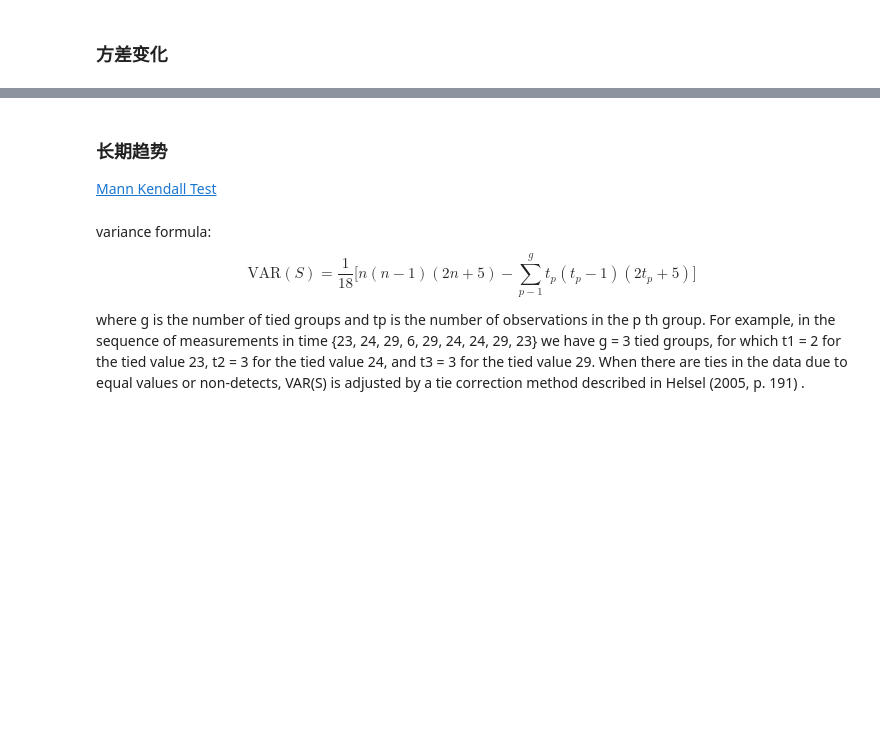
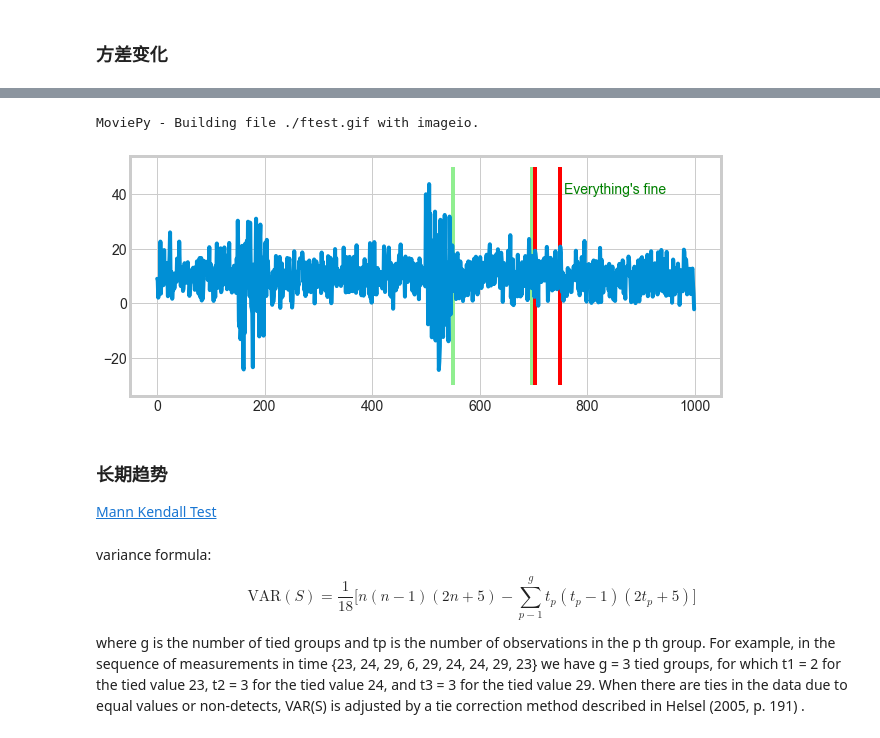
Before and after one commit to MaxwellLZH/blog, a Jupyter notebook: outlier-detection-series/statsbased/example.ipynb, the cells around one changed output, grey strips where cells are left out. Drawn from its saved outputs; the diff is of its cells as text; code cells hidden in the pictures; blank space fills up the shorter version.

```diff
--- a/outlier-detection-series/statsbased/example.ipynb
+++ b/outlier-detection-series/statsbased/example.ipynb
@@ -312,3 +312,79 @@ AttributeError: 'NoneType' object has no attribute 'shape'
+# %%
+from scipy import stats
+
+def f_test(a, b, significance_level=0.05):
+    # degree of freedom
+    df_a, df_b = len(a) - 1, len(b) - 1
+
+    F = np.var(a) / np.var(b)
+    p_value = stats.f.cdf(F, df_a, df_b)
+
+    # two tail
+    significance_level = min(significance_level, 1-significance_level)
+    return p_value < significance_level or p_value > 1-significance_level
+# %%
+from moviepy.editor import VideoClip
+from moviepy.video.io.bindings import mplfig_to_npimage
+
+
+# 检测参数
+observe_window_length = 150
+detection_window_length = 50
+significance_level = 0.01
+
+
+fig, ax = plt.subplots()
+
+data_ = data.copy()
+
+def make_frame(t):
+
+    # 跳过第一桢
+    if isinstance(t, int) and t == 0:
+        return mplfig_to_npimage(fig)
+
+    ax.clear()
+
+    observe_window_length = 150
+    detection_window_length = 50
+    significance_level = 0.05
+
+    detection_start = int(t) * detection_window_length+observe_window_length
+    observe_start = detection_start-observe_window_length
+
+    observe_period = data_[observe_start: detection_start]
+    detect_period = data_[detection_start: detection_start+detection_window_length]
+
+    # 对已经检测出的异常值置为空，并在检测时候忽略
+    is_anomaly = f_test(observe_period, detect_period, significance_level)
+
+    ax.plot(data)
+
+    plt.vlines(observe_start, -30, 50, color='lightgreen')
+    plt.vlines(detection_start-1, -30, 50, color='lightgreen')
+    plt.vlines(detection_start-3, -30, 50, color='lightgreen')
+    plt.vlines(detection_start+3, -30, 50, color='red')
+    plt.vlines(detection_start+detection_window_length, -30, 50, color='red')
+
+    if  is_anomaly:
+        text = 'Anomaly alert!!'.format(ttest_p_value)
+        plt.annotate(text, (detection_start+detection_window_length+6, 40), color='red')
+
+        data_[detection_start: detection_start+detection_window_length] = np.nan
+        plt.tight_layout()
+    else:
+        text = "Everything's fine"
+        plt.annotate(text, (detection_start+detection_window_length+6, 40), color='green')
+        plt.tight_layout()
+
+    return mplfig_to_npimage(fig)
+
+
+animation = VideoClip(make_frame, duration=12)
+animation.write_gif('./ftest.gif', fps=1)
+# %% [output]
+MoviePy - Building file ./ftest.gif with imageio.
+[figure, added]
 # %% [markdown]
 ### 长期趋势
 [Mann Kendall Test](https://vsp.pnnl.gov/help/Vsample/Design_Trend_Mann_Kendall.htm)
```
Also changed, not shown: parts of 6 cells of this notebook, 4 other files.
